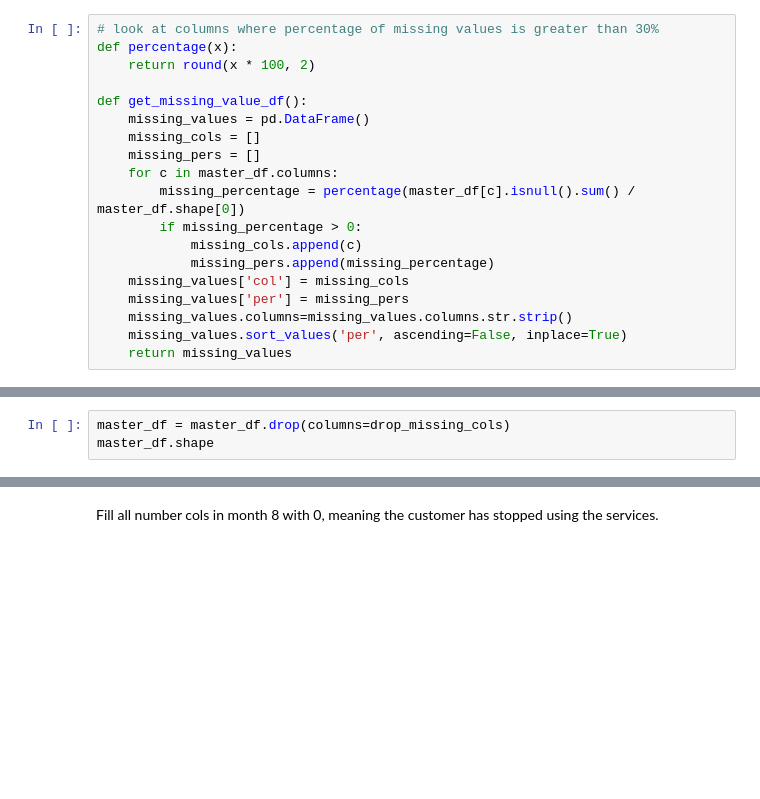
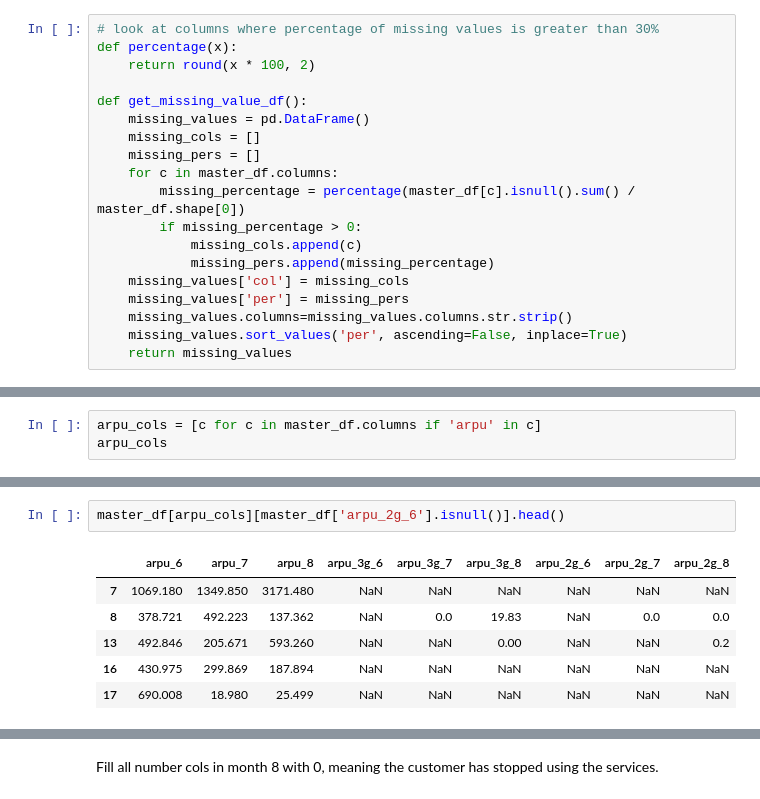
Before and after one commit to Shakeebbk/telecom-churn-case-study, a Jupyter notebook: Solution.ipynb, the cells around one changed output, grey strips where cells are left out. Drawn from its saved outputs; the diff is of its cells as text; blank space fills up the shorter version.

```diff
--- a/Solution.ipynb
+++ b/Solution.ipynb
@@ -362,6 +361,3 @@ drop_missing_cols = missing_values[missing_values['per'] >= 30]['col']
 104    night_pck_user_8  60.84
 98            arpu_3g_8  60.84
 101           arpu_2g_8  60.84
-# %%
-master_df = master_df.drop(columns=drop_missing_cols)
-master_df.shape
@@ -369,0 +376,3 @@ master_df.shape
+# %%
+arpu_cols = [c for c in master_df.columns if 'arpu' in c]
+arpu_cols
@@ -369,0 +389,9 @@ master_df.shape
+# %%
+master_df[arpu_cols][master_df['arpu_2g_6'].isnull()].head()
+# %% [output]
+|  | arpu_6 | arpu_7 | arpu_8 | arpu_3g_6 | arpu_3g_7 | arpu_3g_8 | arpu_2g_6 | arpu_2g_7 | arpu_2g_8 |
+| 7 | 1069.180 | 1349.850 | 3171.480 | NaN | NaN | NaN | NaN | NaN | NaN |
+| 8 | 378.721 | 492.223 | 137.362 | NaN | 0.0 | 19.83 | NaN | 0.0 | 0.0 |
+| 13 | 492.846 | 205.671 | 593.260 | NaN | NaN | 0.00 | NaN | NaN | 0.2 |
+| 16 | 430.975 | 299.869 | 187.894 | NaN | NaN | NaN | NaN | NaN | NaN |
+| 17 | 690.008 | 18.980 | 25.499 | NaN | NaN | NaN | NaN | NaN | NaN |
```
Also changed, not shown: parts of 40 cells of this notebook.
